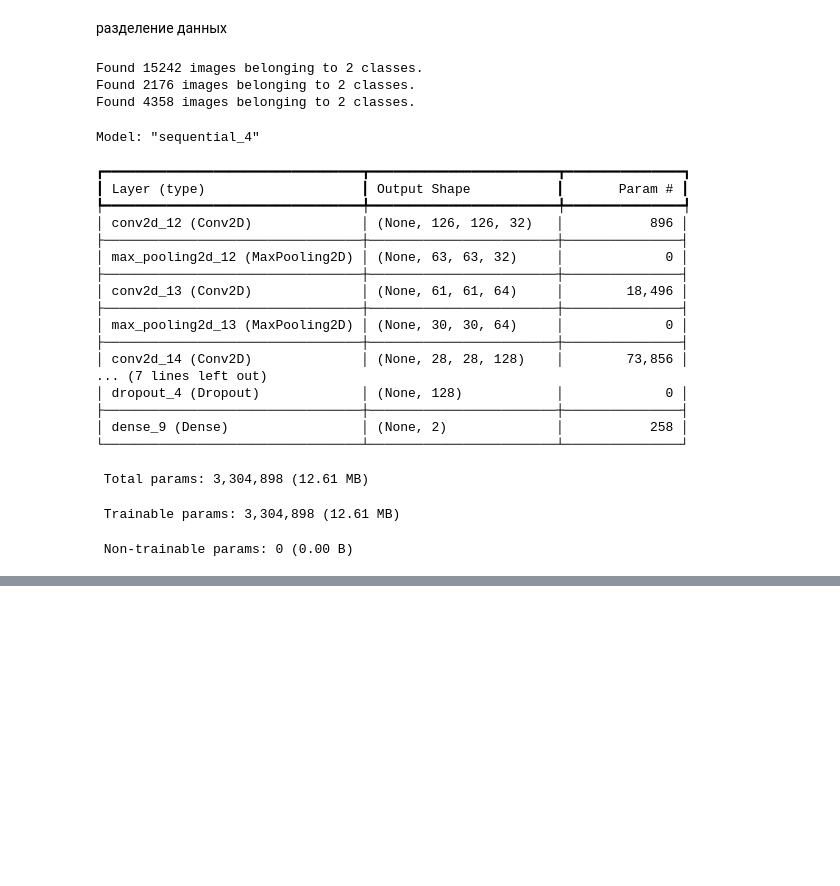
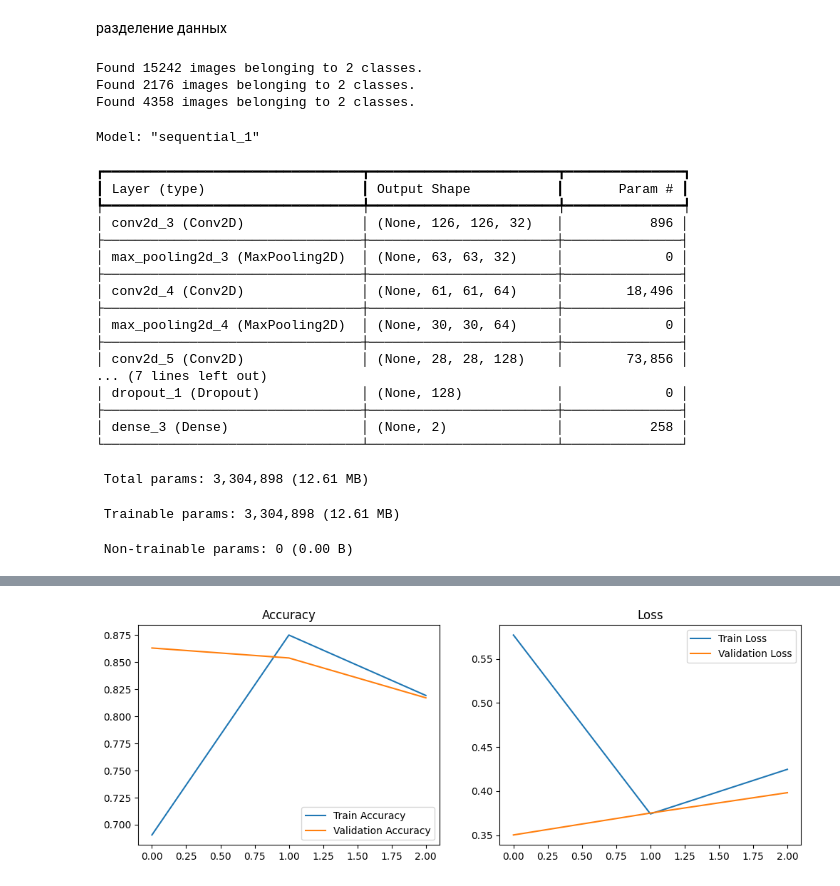
Before and after one commit to miroslavgaraev/ML-project, a Jupyter notebook: main.ipynb, the cells around one changed output, grey strips where cells are left out. Saved outputs shown, nothing was run; the diff lists cells and outputs as text; code cells hidden in the pictures; blank space fills up the shorter version.

```diff
--- a/main.ipynb
+++ b/main.ipynb
@@ -172,7 +147,7 @@ model.summary()
 history = model.fit(
     train_generator,
     steps_per_epoch=train_generator.samples // BATCH_SIZE,
-    epochs=1,
+    epochs=3,
     validation_data=val_generator,
     validation_steps=val_generator.samples // BATCH_SIZE,
     verbose=1
@@ -196,23 +171,23 @@ plt.show()
 Found 15242 images belonging to 2 classes.
 Found 2176 images belonging to 2 classes.
 Found 4358 images belonging to 2 classes.
-Model: "sequential_4"
+Model: "sequential_1"
 ┏━━━━━━━━━━━━━━━━━━━━━━━━━━━━━━━━━┳━━━━━━━━━━━━━━━━━━━━━━━━┳━━━━━━━━━━━━━━━┓
 ┃ Layer (type)                    ┃ Output Shape           ┃       Param # ┃
 ┡━━━━━━━━━━━━━━━━━━━━━━━━━━━━━━━━━╇━━━━━━━━━━━━━━━━━━━━━━━━╇━━━━━━━━━━━━━━━┩
-│ conv2d_12 (Conv2D)              │ (None, 126, 126, 32)   │           896 │
+│ conv2d_3 (Conv2D)               │ (None, 126, 126, 32)   │           896 │
 ├─────────────────────────────────┼────────────────────────┼───────────────┤
-│ max_pooling2d_12 (MaxPooling2D) │ (None, 63, 63, 32)     │             0 │
+│ max_pooling2d_3 (MaxPooling2D)  │ (None, 63, 63, 32)     │             0 │
 ├─────────────────────────────────┼────────────────────────┼───────────────┤
-│ conv2d_13 (Conv2D)              │ (None, 61, 61, 64)     │        18,496 │
+│ conv2d_4 (Conv2D)               │ (None, 61, 61, 64)     │        18,496 │
 ├─────────────────────────────────┼────────────────────────┼───────────────┤
-│ max_pooling2d_13 (MaxPooling2D) │ (None, 30, 30, 64)     │             0 │
+│ max_pooling2d_4 (MaxPooling2D)  │ (None, 30, 30, 64)     │             0 │
 ├─────────────────────────────────┼────────────────────────┼───────────────┤
-│ conv2d_14 (Conv2D)              │ (None, 28, 28, 128)    │        73,856 │
+│ conv2d_5 (Conv2D)               │ (None, 28, 28, 128)    │        73,856 │
 ... (7 lines left out)
-│ dropout_4 (Dropout)             │ (None, 128)            │             0 │
+│ dropout_1 (Dropout)             │ (None, 128)            │             0 │
 ├─────────────────────────────────┼────────────────────────┼───────────────┤
-│ dense_9 (Dense)                 │ (None, 2)              │           258 │
+│ dense_3 (Dense)                 │ (None, 2)              │           258 │
 └─────────────────────────────────┴────────────────────────┴───────────────┘
  Total params: 3,304,898 (12.61 MB)
  Trainable params: 3,304,898 (12.61 MB)
@@ -221,0 +202 @@ KeyboardInterrupt:
+[figure, added]
```
Also changed, not shown: parts of 6 cells of this notebook.
